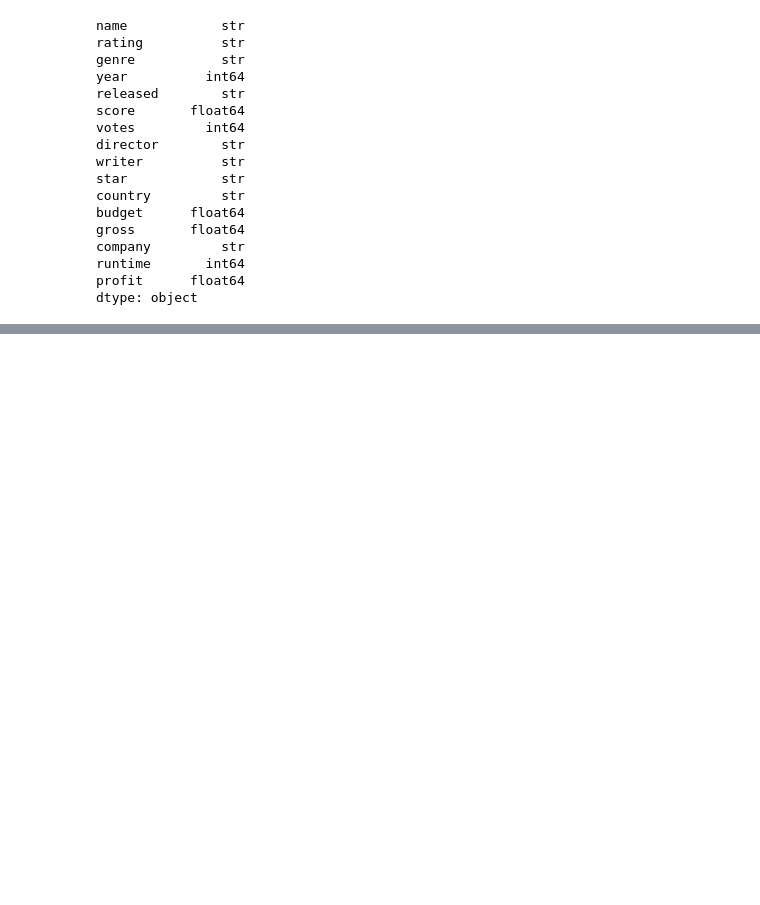
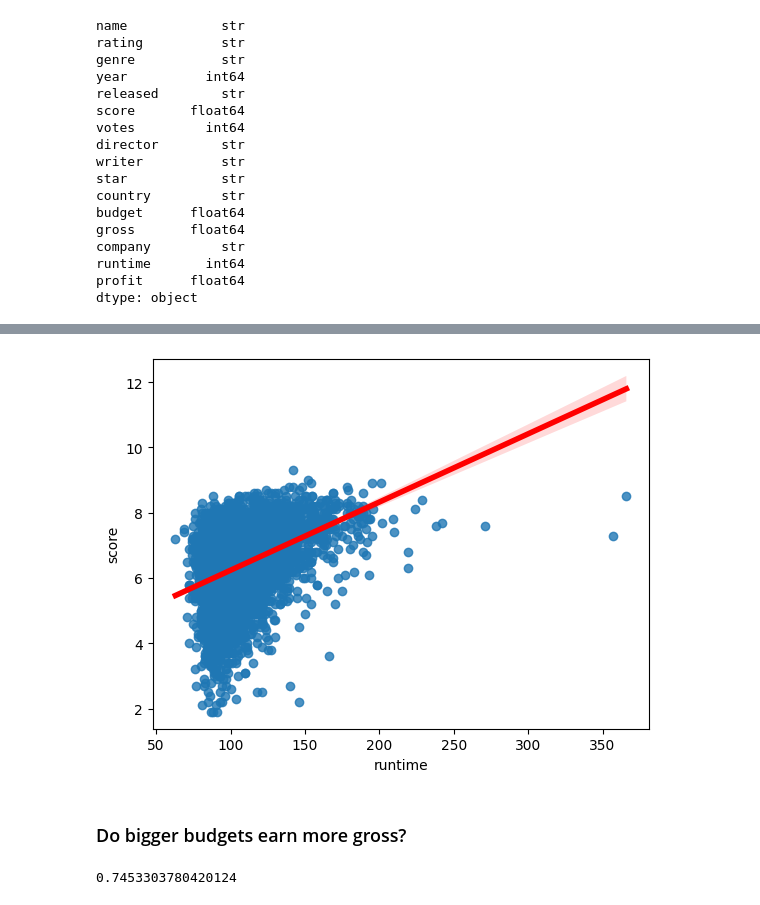
Before and after one commit to YugamdeepGoyal/Python_Data_Analysis_Project, a Jupyter notebook: app.ipynb, the cells around one changed output, grey strips where cells are left out. Drawn from its saved outputs; the diff is of its cells as text; code cells hidden in the pictures; blank space fills up the shorter version.

```diff
--- a/app.ipynb
+++ b/app.ipynb
@@ -228,0 +325,12 @@ dtype: object
+# %%
+# As we got 0.4 corr that means correlation is not very strong but still runtime and score are positively correlated
+sns.regplot(x=df["runtime"], y=df["score"], line_kws={"color": "red", "lw": 4})
+plt.show()
+# %% [output]
+[figure, added]
+# %% [markdown]
+### Do bigger budgets earn more gross?
+# %%
+print(df["budget"].corr(df["gross"]))
+# %% [output]
+0.7453303780420124
```
Also changed, not shown: parts of 33 cells of this notebook.
